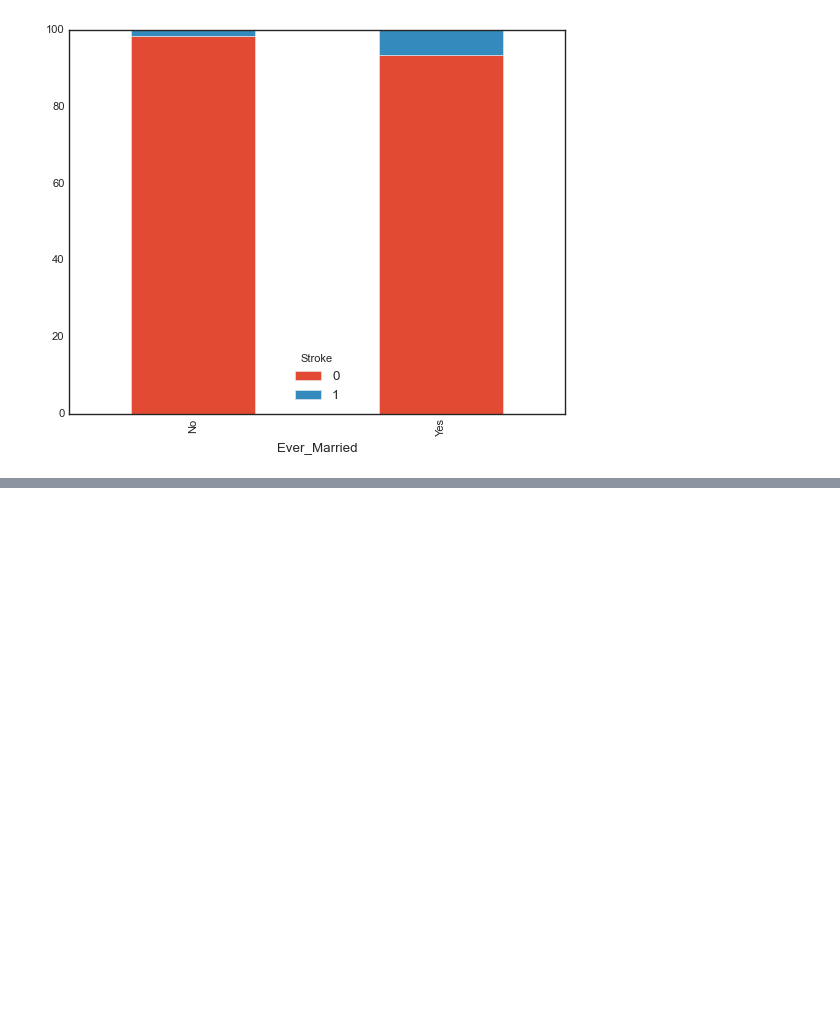
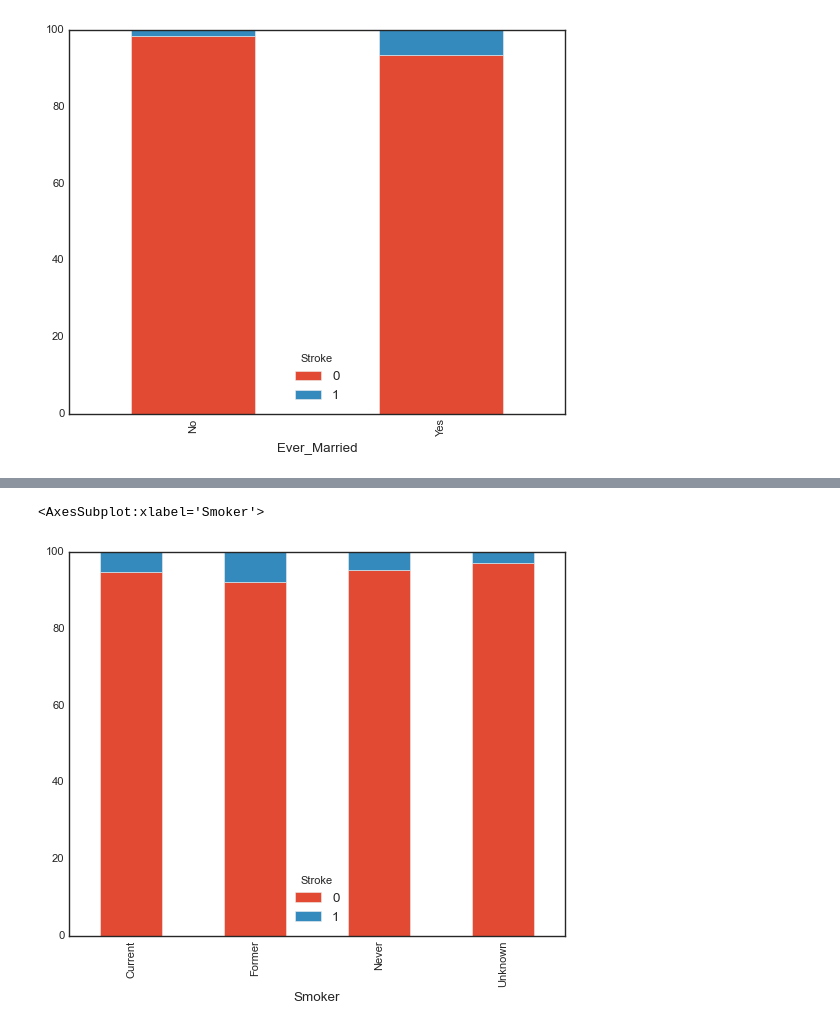
Before and after one commit to boborodono/San_Antonio_Machine_Learning_SAML, a Jupyter notebook: Wilder/Initial_EDA/Initial_EDA.ipynb, the cells around one changed output, grey strips where cells are left out. Cells and saved outputs as stored; diff of their text form; code cells hidden in the pictures; blank space fills up the shorter version.

```diff
--- a/Wilder/Initial_EDA/Initial_EDA.ipynb
+++ b/Wilder/Initial_EDA/Initial_EDA.ipynb
@@ -286,0 +301,3 @@ df.groupby(['Ever_Married'])[['Age']].agg(['count', 'mean'])
+# %%
+get_100_percent_stacked_bar_chart("Smoker")
+# %% [output]
@@ -286,0 +305,2 @@ df.groupby(['Ever_Married'])[['Age']].agg(['count', 'mean'])
+<AxesSubplot:xlabel='Smoker'>
+[figure, added]
```
Also changed, not shown: parts of 4 cells of this notebook, 13 other files.
